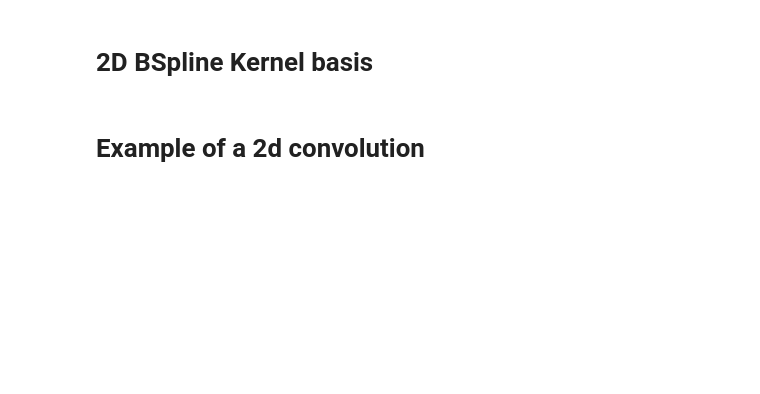
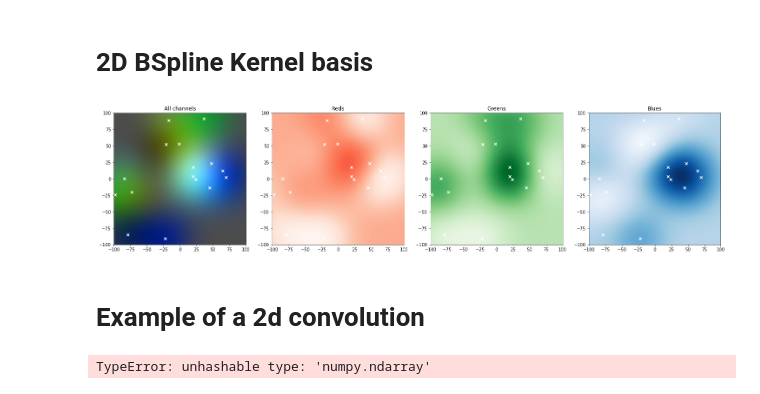
Before and after one commit to lromor/ebconv, a Jupyter notebook: examples/bsplines_and_convolutions.ipynb, the cells around one changed output. Drawn from its saved outputs; the diff is of its cells as text; code cells hidden in the pictures; blank space fills up the shorter version.

Commit message:
Added cbsconv function.

```diff
--- a/examples/bsplines_and_convolutions.ipynb
+++ b/examples/bsplines_and_convolutions.ipynb
@@ -52,41 +53,50 @@ b_splines_example()
 # %%
 def bsplinekernel_example(N=16, s=48, k=4):
     """Example of how to use the BSplineKernelBasis.
 
     This is a simple example on how to generate
     a set of randomly centered basis spline functions.
     """
     # 2d interval, sample from top left to bottom right
     # in this way the value (0, 0) corresponds to (-100, 100).
     interval = np.array((100, -100, -100, 100)).reshape(2, 2)
     c = create_random_centers(interval, N)
 
     # To test the coordinates of a single center.
     #c = np.array((25, 25))[None, :]
-    kb = BSplineKernel.create(c=c, s=s, k=k)
+    kb = CardinalBSplineKernel.create(c=c, s=s, k=k)
 
     # Now we generate three sets of random weights
+
     w = np.random.rand(3, N) * 2 - 1
 
     # Generate the meshgrid
     xx, yy = np.meshgrid(*np.linspace(*zip(*interval), 200).T)
-    kb_channels = []
-    fig, axes = plt.subplots(1, 3, figsize=(15,6))
-    for ax, wa, cmap in zip(axes, w, ('Reds', 'Greens', 'Blues')):
-        kb.w = wa
-        kb_channels.append(kb.copy())
-        k = kb(xx, yy)
+
+    # Compute the linear combination of bases
+    tb = kb(xx, yy)
+    k = np.tensordot(w, tb, axes=1).T
+    k = np.interp(k, (k.min(), k.max()), (0, 1))
+
+    fig, axes = plt.subplots(1, 4, figsize=(25, 8))
+    axes[0].scatter(*kb.c.T, marker='x', color='white')
+    axes[0].imshow(k, extent=(-100, 100, -100, 100))
+    axes[0].set_title('All channels')
+    k_channels = (k[..., 0], k[..., 1], k[..., 2])
+    for ax, c, cmap in zip(axes[1:], k_channels, ('Reds', 'Greens', 'Blues')):
         ax.scatter(*kb.c.T, marker='x', color='white')
-        ax.imshow(k, extent=(-100, 100, -100, 100), cmap=cmap)
+        ax.imshow(c, extent=(-100, 100, -100, 100), cmap=cmap, vmin=0, vmax=1)
         ax.set_title(cmap)
     plt.show()
-    return tuple(kb_channels), interval
+    return kb, w, interval
 
-kb_channels, interval = bsplinekernel_example()
+kb, w, interval = bsplinekernel_example()
+# %% [output]
+[figure, added]
 # %% [markdown]
 # Example of a 2d convolution
 # %%
-def standard_convolution(kb_channels, interval, img):
+def standard_convolution(img, kb, w, interval):
     # We sample a 2d kernel
     linspaces = []
     steps = []
@@ -97,8 +107,10 @@ def standard_convolution(kb_channels, interval, img):
     xx, yy = np.meshgrid(*np.linspace(*zip(*interval), 100).T)
 
     # Construct the per channel kernel weights
-    weights = torch.stack([torch.Tensor(kb(xx, yy))[None, :] for kb in kb_channels])
-    weights = weights
+    k = torch.Tensor(np.tensordot(w, kb(xx, yy), axes=1).T)
+    weights = torch.stack((k[:, :, 0][None, :],
+                           k[:, :, 1][None, :],
+                           k[:, :, 2][None, :]))
     conv = torch.nn.functional.conv2d(img, weights, groups=3)
 
     conv = conv.numpy().squeeze()
@@ -106,26 +118,27 @@ def standard_convolution(kb_channels, interval, img):
     conv = np.interp(conv, (conv.min(), conv.max()), (0, 1))
     return conv
 
-def shifted_convolution(kb_channels, interval, img):
-    # 1) Convolve the image once for every different center
-    # with a different decimal place.
-    # 2) Convolve the image for each of the different centers
-    # 3) Integral shift and sum the results!
+def bspline_convolution(img, kb, w, interval):
+    oC, n = w.shape
+    w = torch.Tensor(w).reshape(oC, 1, n)
+    cbsconv(img, w, kb.c, kb.s, kb.k)
 
-
-def bspline_convolution(kb_channels, interval):
+def convolutions_example(kb, w, interval):
     # Our test image
     img = scipy.misc.face()
     img = torch.Tensor(np.moveaxis(img, -1, 0))
     #img = normalize(img, (0, 0, 0), (100, 100, 100))
     img = img[None, :]
 
-    start_time = time.time()
-    conv = standard_convolution(kb_channels, interval, img)
-    print('Standard convolution elasped time: ', time.time() - start_time)
+    #start_time = time.time()
+    #conv = standard_convolution(img, kb, w, interval)
 
-    plt.figure()
-    plt.imshow(conv)
-    plt.show()
+    conv = bspline_convolution(img, kb, w, interval)
+    #plt.figure()
+    #plt.title('Standard convolution (%.2fs)' % (time.time() - start_time))
+    #plt.imshow(conv)
+    #plt.show()
 
-_ = bspline_convolution(kb_channels, interval)
+_ = convolutions_example(kb, w, interval)
+# %% [output]
+TypeError: unhashable type: 'numpy.ndarray'
```
Also changed, not shown: parts of 7 cells of this notebook, 8 other files.
